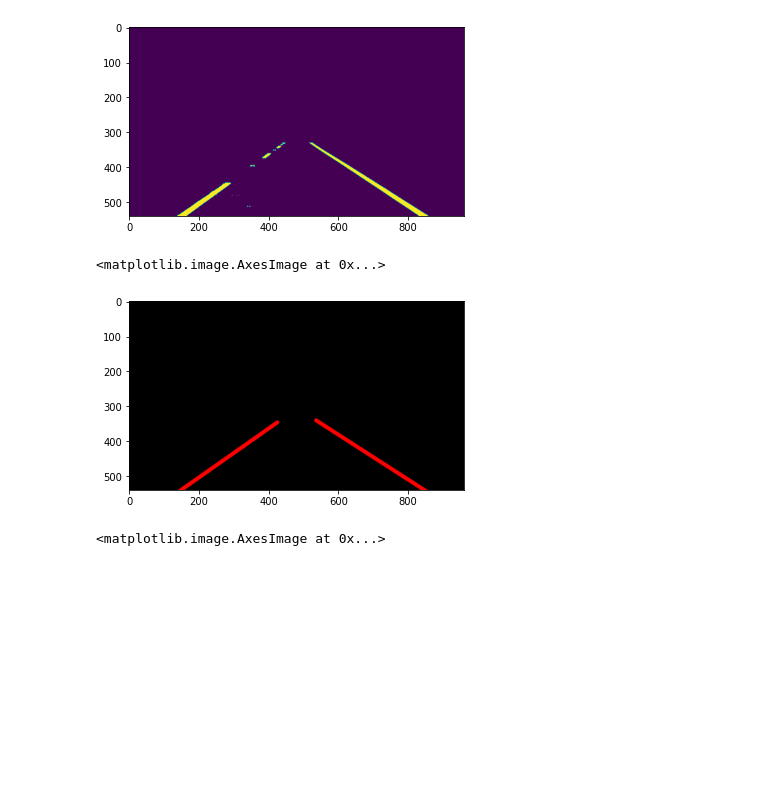
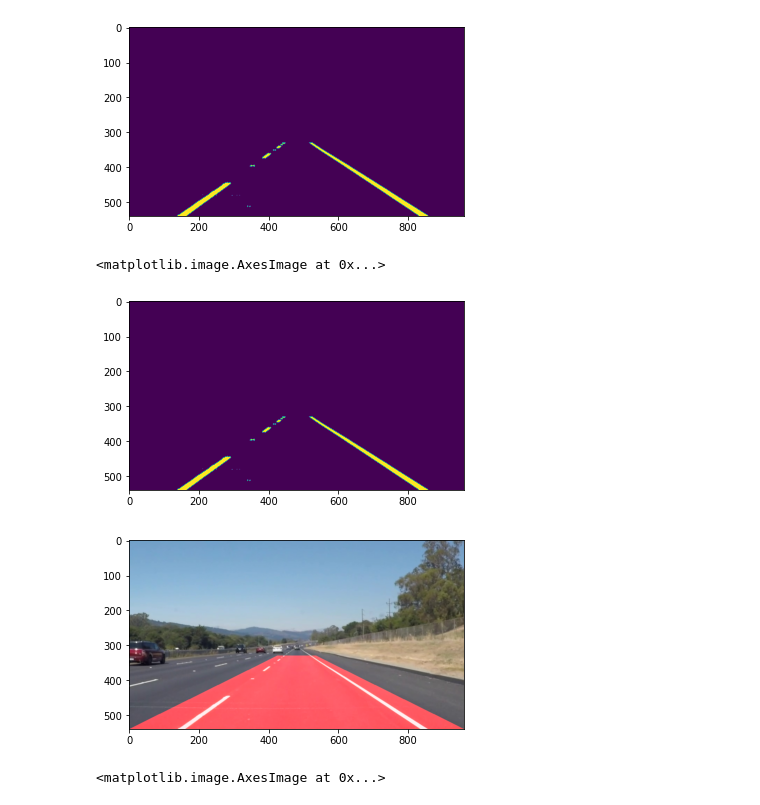
Before and after one commit to Abner0627/Find-Lane-Line-on-the-Road, a Jupyter notebook: main.ipynb, the cells around one changed output. Saved outputs shown, nothing was run; the diff lists cells and outputs as text; code cells hidden in the pictures; blank space fills up the shorter version.

```diff
--- a/main.ipynb
+++ b/main.ipynb
@@ -140,21 +140,27 @@ plt.imshow(masked_image)
 # %%
 rho = 1
 theta = np.pi/180
 threshold = 1
 min_line_len = 10
 max_line_gap = 1
 
 lines = cv2.HoughLinesP(masked_image, rho, theta, threshold, np.array([]), minLineLength=min_line_len, maxLineGap=max_line_gap)
 line_img = np.zeros((masked_image.shape[0], masked_image.shape[1], 3), dtype=np.uint8)
 lines_new = _line(lines, vertices)
 draw_lines(line_img, lines_new)
 
 #====================
 fig_0 = plt.figure(0)
-plt.imshow(line_img)
+plt.imshow(masked_image)
+fig_1 = plt.figure(1)
+mask_r = np.zeros((img.shape[0], img.shape[1], 3), dtype=np.uint8)
+mask_r[:,:,0], mask_r[:,:,1], mask_r[:,:,2] = mask, mask*0, mask*0
+mask_result = cv2.addWeighted(mask_r, 1, img, 1, 0)
+plt.imshow(mask_result)
 # %% [output]
 <matplotlib.image.AxesImage at 0x...>
-[figure, old version]
+[figure, new version]
+[figure, added]
 # %%
 #%% Result
 result = cv2.addWeighted(line_img, 1, img, 1, 0)
```
